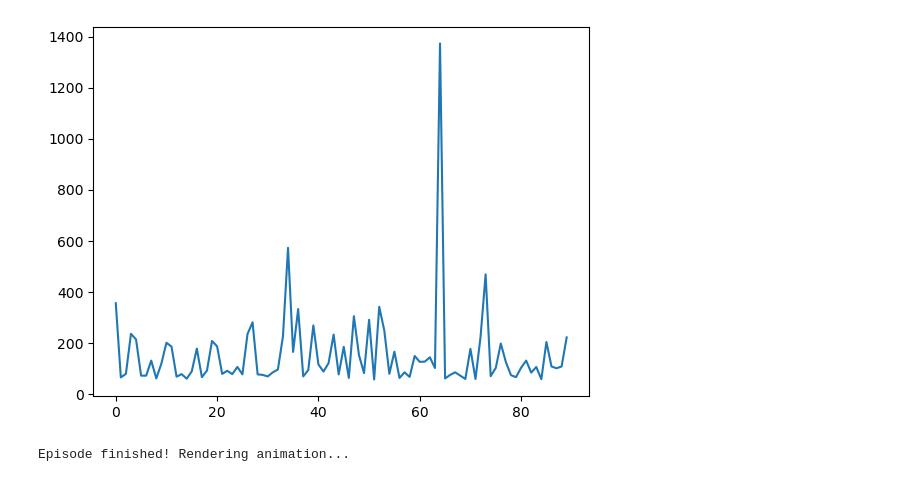
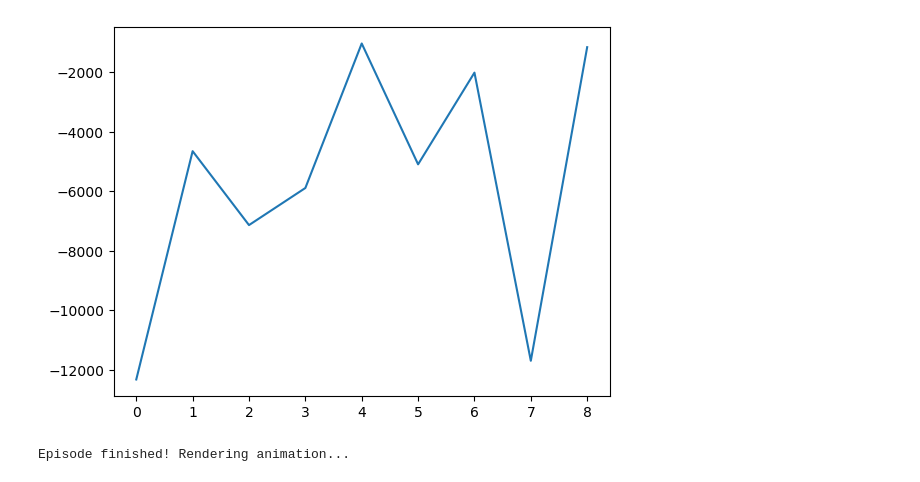
Before and after one commit to Fittiboy/journey, a Jupyter notebook: 999 - New agents testing.ipynb, the cells around one changed output. Cells and saved outputs as stored; diff of their text form; code cells hidden in the pictures.

```diff
--- a/999 - New agents testing.ipynb
+++ b/999 - New agents testing.ipynb
@@ -6,24 +6,31 @@ from agents import *
 from Environments import RaceTrack, track_easy, track_hard, track_challenge, track_impossible
 from IPython.display import Image
 # %%
-track = RaceTrack(track_impossible)
+track = RaceTrack(track_challenge)
 
-alpha = 0.5
-epsilon = 0.00
+selector = EpsilonGreedy(eps=0.0)
+learner = QLearning(alpha=0.5)
+alpha_schedule = sigmoid_schedule(
+    ["learner", "alpha"],
+    learner.alpha,
+    0.0,
+)
+epsilon_schedule = updown_schedule(
+    ["selector", "eps"],
+    selector.eps,
+    0.1,
+)
 
-agent_params = {
-    "num_states": track.num_states,
-    "num_actions": track.num_actions,
-    "gamma": 1.0,
-    "alpha": alpha,
-    "epsilon": epsilon,
-    "schedules": {
-        "alpha": linear_schedule(alpha, 0),
-        "epsilon": up_down_schedule(epsilon, 0.05),
-    },
-    "plan_steps": 0,
-    "n_steps": 2,
-}
+agent = Agent(
+    num_states=track.num_states,
+    num_actions=track.num_actions,
+    selector=selector,
+    learner=learner,
+    schedules=[
+        alpha_schedule,
+        epsilon_schedule,
+    ],
+)
 
-agent = AgentState(**agent_params)
+trainer = Trainer(agent=agent, env=track)
 # %%
@@ -31,10 +41,10 @@ ep_lengths = train(agent, track, num_episodes=100_000, update_fn=nstep_sarsa_upd
 # %%
 import matplotlib.pyplot as plt
 
-plt.plot(ep_lengths[10:100])
+plt.plot(agent.ep_returns[1:10])
 plt.show()
 # %% [output]
-[figure, old version]
+[figure, new version]
 # %%
 episode, _, _ = play_episode(agent, track, max_steps=100)
 print("Episode finished! Rendering animation...")
```
Also changed, not shown: parts of 1 cell of this notebook, 3 other files.
